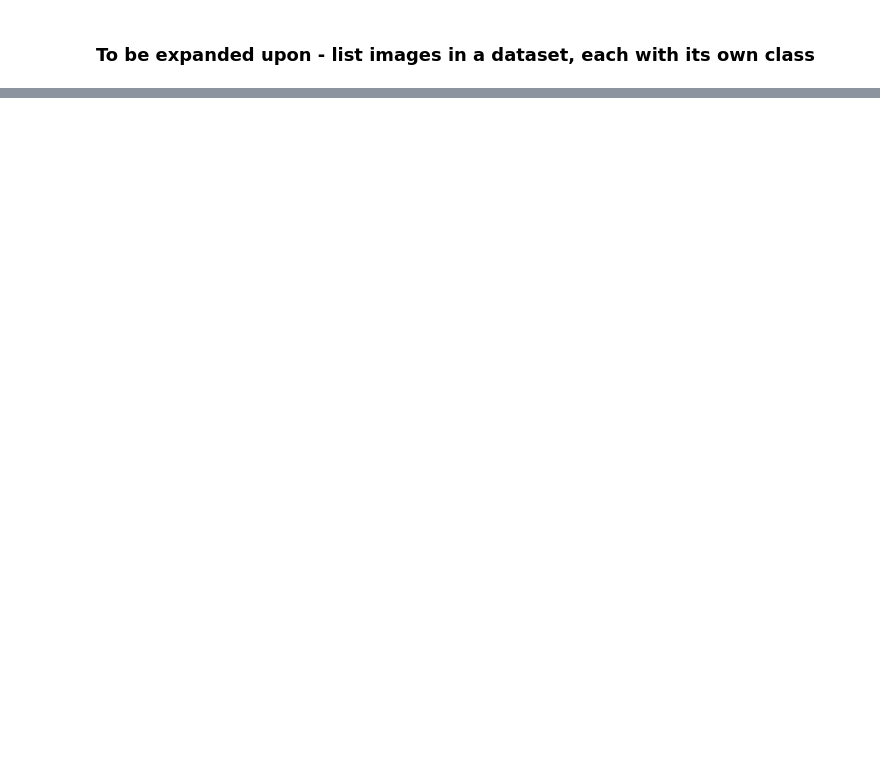
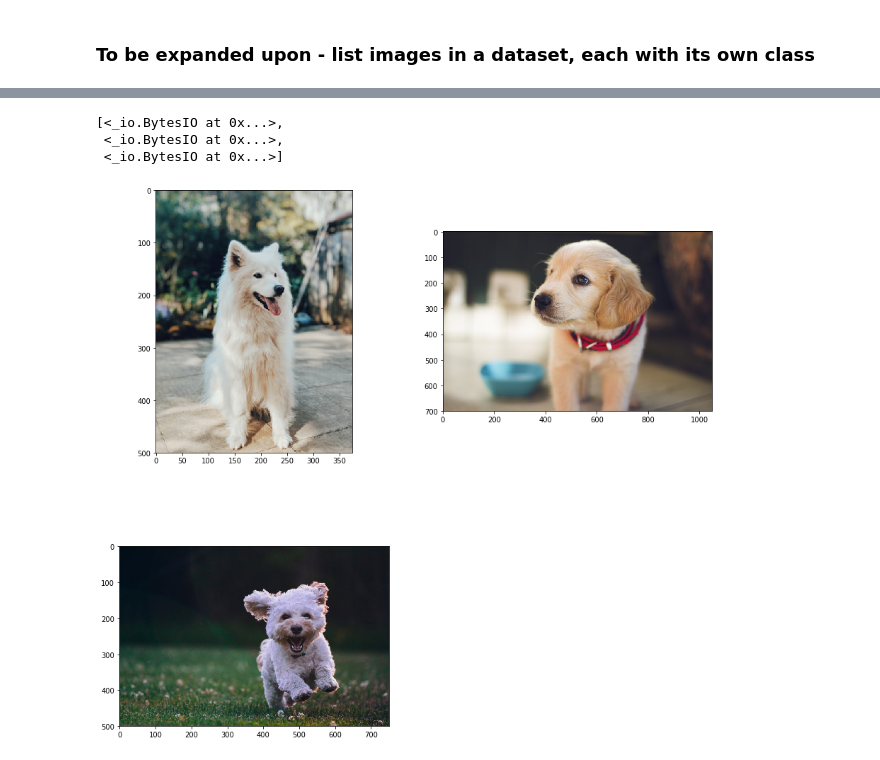
Before and after one commit to rediscovery-io/remo-python, a Jupyter notebook: Rem_SDK_examples.ipynb, the cells around one changed output, grey strips where cells are left out. Drawn from its saved outputs; the diff is of its cells as text; code cells hidden in the pictures; blank space fills up the shorter version.

Commit message:
sdk examples and some fixes
Moved annotation statistics func to the endpoint. Added getting the image list of datasets together with some sdk examples for the use cases.

```diff
--- a/Rem_SDK_examples.ipynb
+++ b/Rem_SDK_examples.ipynb
@@ -91,5 +73,5 @@ Open https://dev.remo.ai/datasets/74
 # %% [markdown]
 ### TBC - Annotation statistics
 # %%
-my_dataset = sdk.get_dataset(12)
+my_dataset = sdk.get_dataset(78)
 # %% [output]
@@ -169,0 +160,8 @@ my_dataset.images
+# %%
+img_list = my_dataset.show_images()
+# %%
+img_list
+# %% [output]
+[<_io.BytesIO at 0x...>,
+ <_io.BytesIO at 0x...>,
+ <_io.BytesIO at 0x...>]
@@ -169,0 +173,12 @@ my_dataset.images
+# %%
+fig = plt.figure(figsize=(15, 15))
+columns = 2
+rows = round((len(img_list) + 1)/columns)
+i = 1
+for img in img_list:
+    fig.add_subplot(rows, columns, i)
+    image = Image.open(img)
+    plt.imshow(image)
+    i += 1
+# %% [output]
+[figure, added]
```
Also changed, not shown: parts of 14 cells of this notebook, 4 other files.
